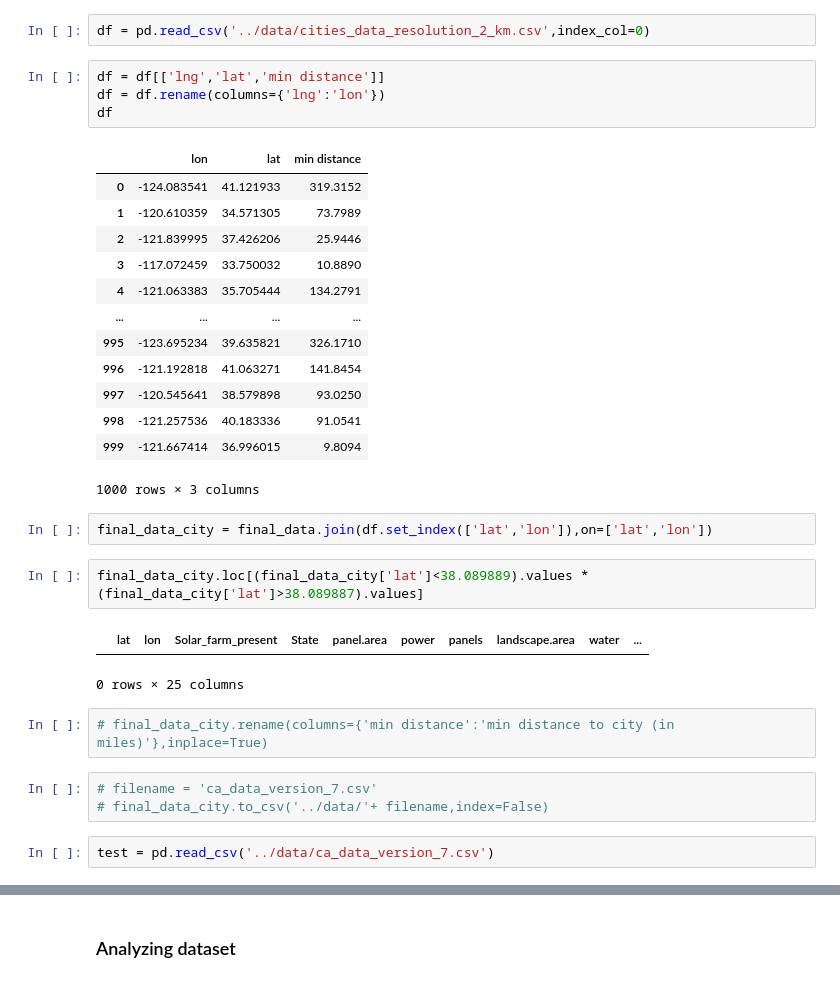
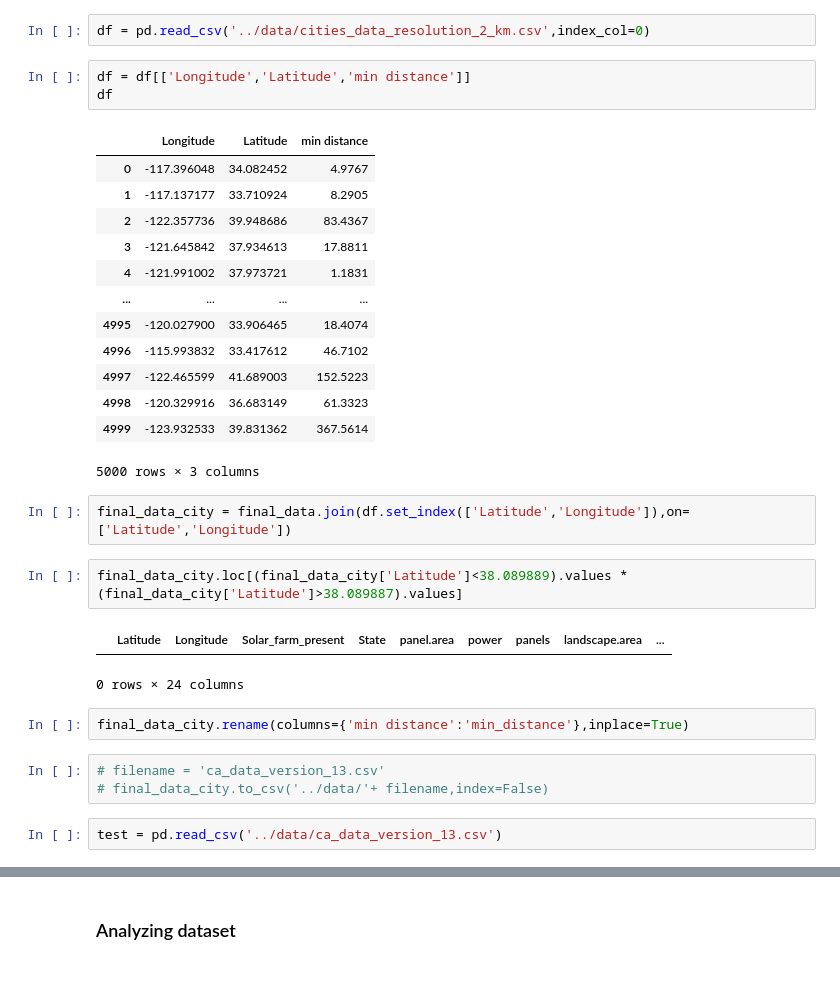
Before and after one commit to hrhampapura/SolarFarmPrediction, a Jupyter notebook: data_code/cities.ipynb, the cells around one changed output, grey strips where cells are left out. Drawn from its saved outputs; the diff is of its cells as text.

```diff
--- a/data_code/cities.ipynb
+++ b/data_code/cities.ipynb
@@ -393,37 +389,36 @@ final_data
 # %%
 df = pd.read_csv('../data/cities_data_resolution_2_km.csv',index_col=0)
 # %%
-df = df[['lng','lat','min distance']]
-df = df.rename(columns={'lng':'lon'})
+df = df[['Longitude','Latitude','min distance']]
 df
 # %% [output]
-|  | lon | lat | min distance |
-| 0 | -124.083541 | 41.121933 | 319.3152 |
-| 1 | -120.610359 | 34.571305 | 73.7989 |
-| 2 | -121.839995 | 37.426206 | 25.9446 |
-| 3 | -117.072459 | 33.750032 | 10.8890 |
-| 4 | -121.063383 | 35.705444 | 134.2791 |
+|  | Longitude | Latitude | min distance |
+| 0 | -117.396048 | 34.082452 | 4.9767 |
+| 1 | -117.137177 | 33.710924 | 8.2905 |
+| 2 | -122.357736 | 39.948686 | 83.4367 |
+| 3 | -121.645842 | 37.934613 | 17.8811 |
+| 4 | -121.991002 | 37.973721 | 1.1831 |
 | ... | ... | ... | ... |
-| 995 | -123.695234 | 39.635821 | 326.1710 |
-| 996 | -121.192818 | 41.063271 | 141.8454 |
-| 997 | -120.545641 | 38.579898 | 93.0250 |
-| 998 | -121.257536 | 40.183336 | 91.0541 |
-| 999 | -121.667414 | 36.996015 | 9.8094 |
+| 4995 | -120.027900 | 33.906465 | 18.4074 |
+| 4996 | -115.993832 | 33.417612 | 46.7102 |
+| 4997 | -122.465599 | 41.689003 | 152.5223 |
+| 4998 | -120.329916 | 36.683149 | 61.3323 |
+| 4999 | -123.932533 | 39.831362 | 367.5614 |
-1000 rows × 3 columns
+5000 rows × 3 columns
 # %%
-final_data_city = final_data.join(df.set_index(['lat','lon']),on=['lat','lon'])
+final_data_city = final_data.join(df.set_index(['Latitude','Longitude']),on=['Latitude','Longitude'])
 # %%
-final_data_city.loc[(final_data_city['lat']<38.089889).values * (final_data_city['lat']>38.089887).values]
+final_data_city.loc[(final_data_city['Latitude']<38.089889).values * (final_data_city['Latitude']>38.089887).values]
 # %% [output]
-|  | lat | lon | Solar_farm_present | State | panel.area | power | panels | landscape.area | water | ... |
+|  | Latitude | Longitude | Solar_farm_present | State | panel.area | power | panels | landscape.area | ... |
-0 rows × 25 columns
+0 rows × 24 columns
 # %%
-# final_data_city.rename(columns={'min distance':'min distance to city (in miles)'},inplace=True)
+final_data_city.rename(columns={'min distance':'min_distance'},inplace=True)
 # %%
-# filename = 'ca_data_version_7.csv'
+# filename = 'ca_data_version_13.csv'
 # final_data_city.to_csv('../data/'+ filename,index=False)
 # %%
-test = pd.read_csv('../data/ca_data_version_7.csv')
+test = pd.read_csv('../data/ca_data_version_13.csv')
 # %%
 
 test.loc[test['State']=='CA']
```
Also changed, not shown: parts of 20 cells of this notebook, 3 other files.
